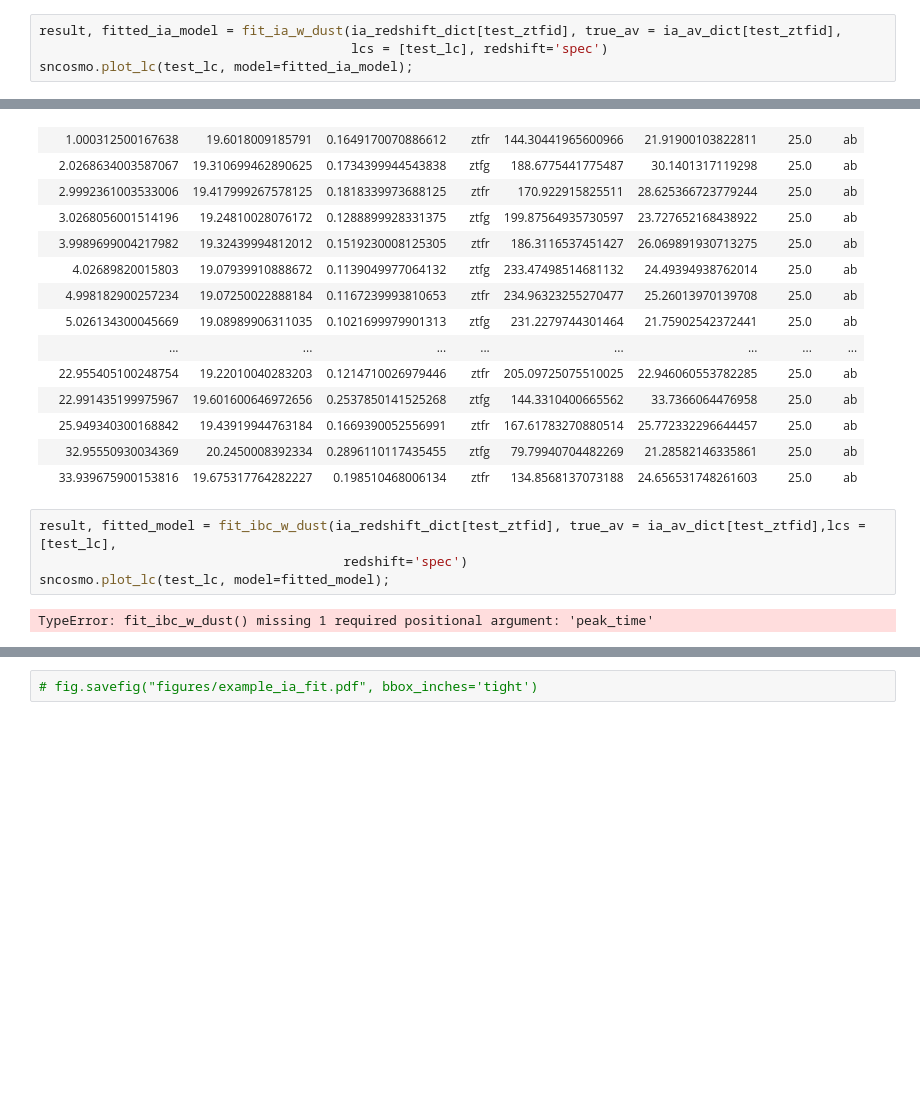
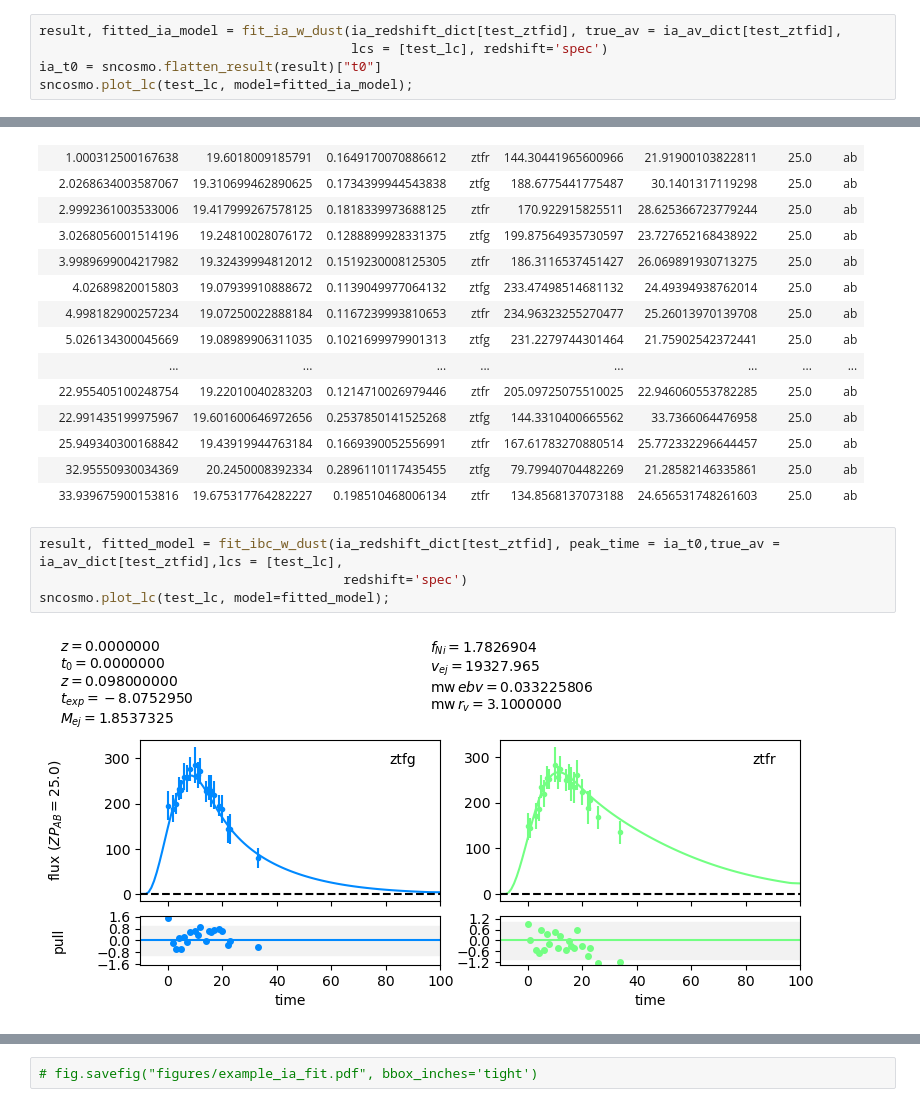
Before and after one commit to asmuzsoy/beams_ext, a Jupyter notebook: fit_real_sne_new.ipynb, the cells around one changed output, grey strips where cells are left out. Saved outputs shown, nothing was run; the diff lists cells and outputs as text; blank space fills up the shorter version.

```diff
--- a/fit_real_sne_new.ipynb
+++ b/fit_real_sne_new.ipynb
@@ -1115,6 +1121,7 @@ Table length=41
 # %%
 result, fitted_ia_model = fit_ia_w_dust(ia_redshift_dict[test_ztfid], true_av = ia_av_dict[test_ztfid],
                                         lcs = [test_lc], redshift='spec')
+ia_t0 = sncosmo.flatten_result(result)["t0"]
 sncosmo.plot_lc(test_lc, model=fitted_ia_model);
 # %% [output]
 [figure]
@@ -1186,9 +1193,9 @@ Table length=41
 | 32.95550930034369 | 20.2450008392334 | 0.2896110117435455 | ztfg | 79.79940704482269 | 21.28582146335861 | 25.0 | ab |
 | 33.939675900153816 | 19.675317764282227 | 0.198510468006134 | ztfr | 134.8568137073188 | 24.656531748261603 | 25.0 | ab |
 # %%
-result, fitted_model = fit_ibc_w_dust(ia_redshift_dict[test_ztfid], true_av = ia_av_dict[test_ztfid],lcs = [test_lc],
+result, fitted_model = fit_ibc_w_dust(ia_redshift_dict[test_ztfid], peak_time = ia_t0,true_av = ia_av_dict[test_ztfid],lcs = [test_lc],
                                        redshift='spec')
 sncosmo.plot_lc(test_lc, model=fitted_model);
 # %% [output]
-TypeError: fit_ibc_w_dust() missing 1 required positional argument: 'peak_time'
+[figure, added]
 # %%
```
Also changed, not shown: parts of 5 cells of this notebook.
